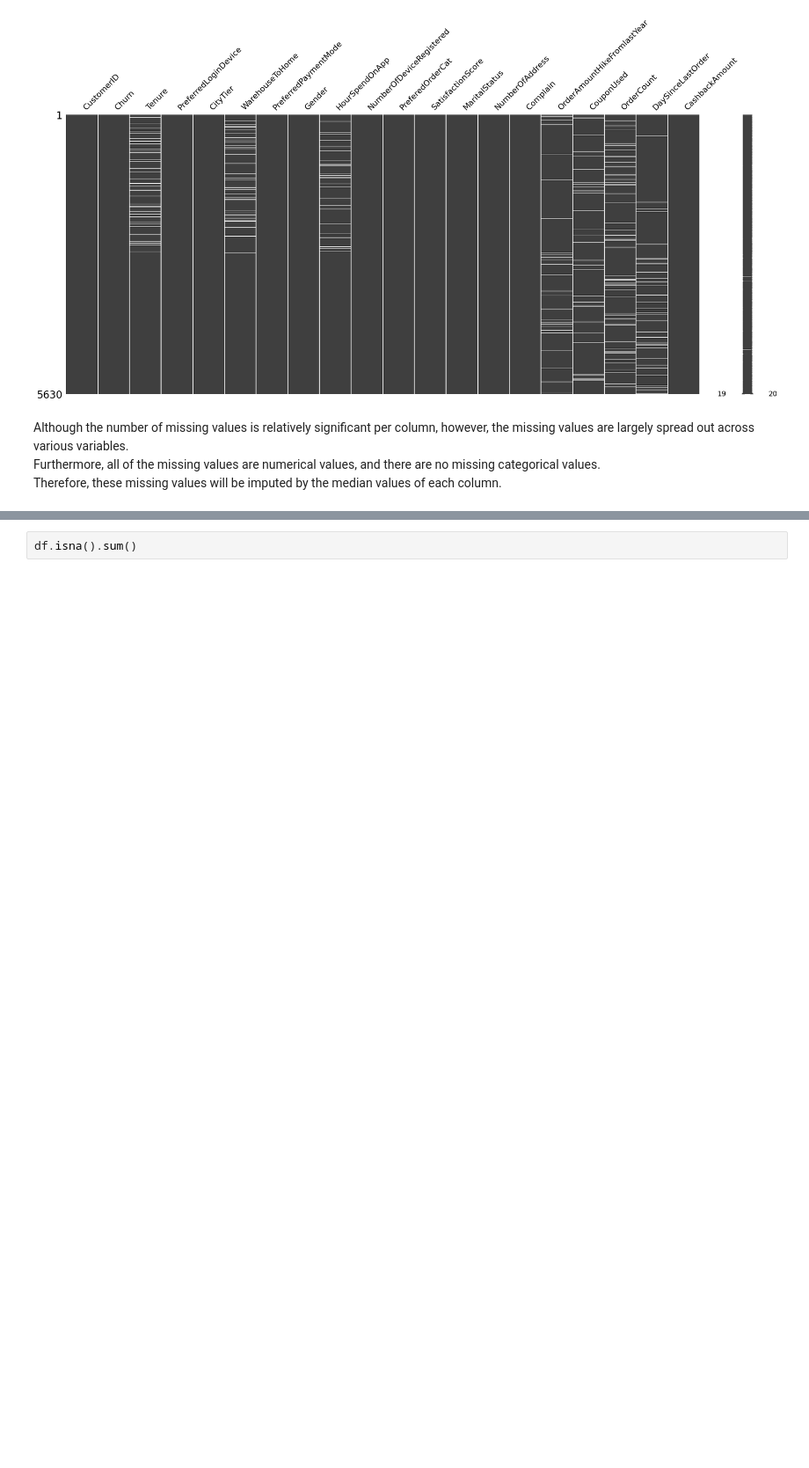
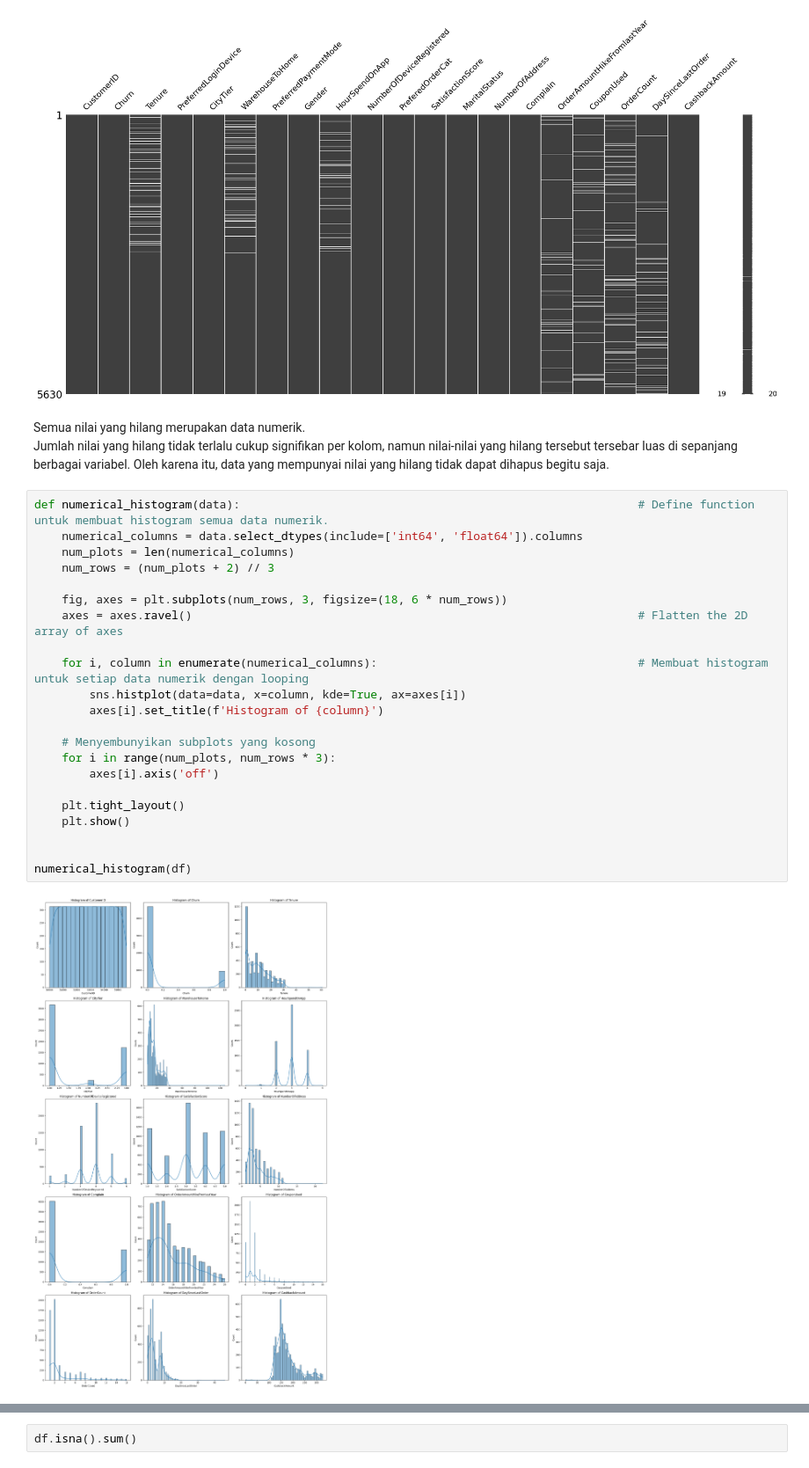
Before and after one commit to tasiamdln/E_Commerce_Churn_Analysis_ML, a Jupyter notebook: E_Commerce_Churn_Classification_and_Data_Analysis.ipynb, the cells around one changed output, grey strips where cells are left out. Shown at 88% size. Cells and saved outputs as stored; diff of their text form; blank space fills up the shorter version.

```diff
--- a/E_Commerce_Churn_Classification_and_Data_Analysis.ipynb
+++ b/E_Commerce_Churn_Classification_and_Data_Analysis.ipynb
@@ -248,5 +241,29 @@ msno.matrix(df)
 # %% [output]
 <Axes: >
 [figure]
-# %% [markdown]
-Although the number of missing values is relatively significant per column, however, the missing values are largely spread out across various variables. <br> Furthermore, all of the missing values are numerical values, and there are no missing categorical values. <br> Therefore, these missing values will be imputed by the median values of each column.
+# %% [markdown]
+Semua nilai yang hilang merupakan data numerik. <br> Jumlah nilai yang hilang tidak terlalu cukup signifikan per kolom, namun nilai-nilai yang hilang tersebut tersebar luas di sepanjang berbagai variabel. Oleh karena itu, data yang mempunyai nilai yang hilang tidak dapat dihapus begitu saja.
+# %%
+def numerical_histogram(data):                                                          # Define function untuk membuat histogram semua data numerik.
+    numerical_columns = data.select_dtypes(include=['int64', 'float64']).columns
+    num_plots = len(numerical_columns)
+    num_rows = (num_plots + 2) // 3
+
+    fig, axes = plt.subplots(num_rows, 3, figsize=(18, 6 * num_rows))
+    axes = axes.ravel()                                                                 # Flatten the 2D array of axes
+
+    for i, column in enumerate(numerical_columns):                                      # Membuat histogram untuk setiap data numerik dengan looping
+        sns.histplot(data=data, x=column, kde=True, ax=axes[i])
+        axes[i].set_title(f'Histogram of {column}')
+
+    # Menyembunyikan subplots yang kosong
+    for i in range(num_plots, num_rows * 3):
+        axes[i].axis('off')
+
+    plt.tight_layout()
+    plt.show()
+
+
+numerical_histogram(df)
+# %% [output]
+[figure, added]
```
Also changed, not shown: parts of 18 cells of this notebook.
